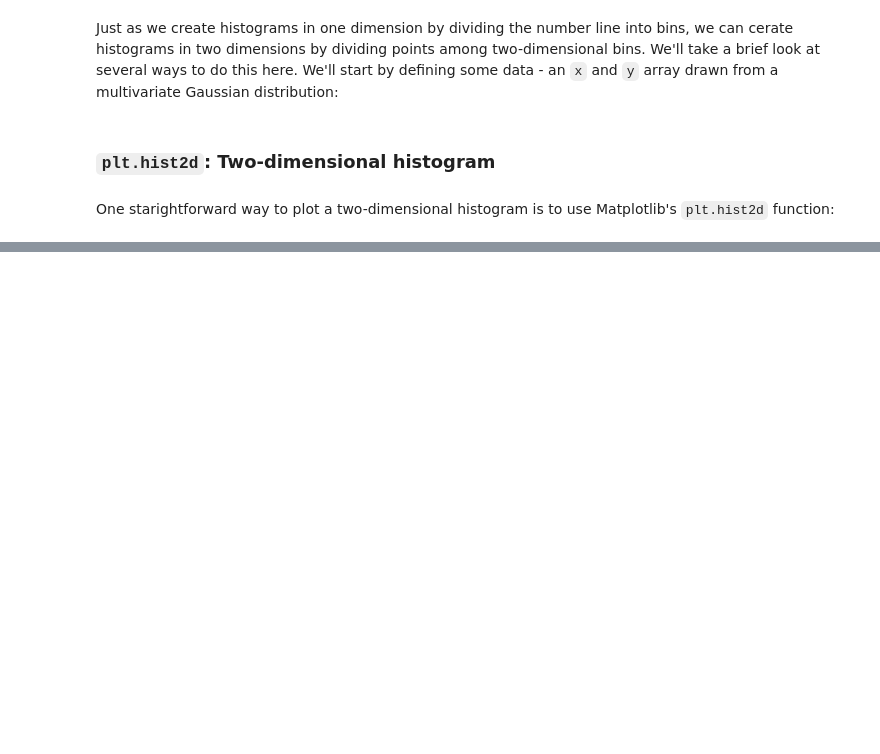
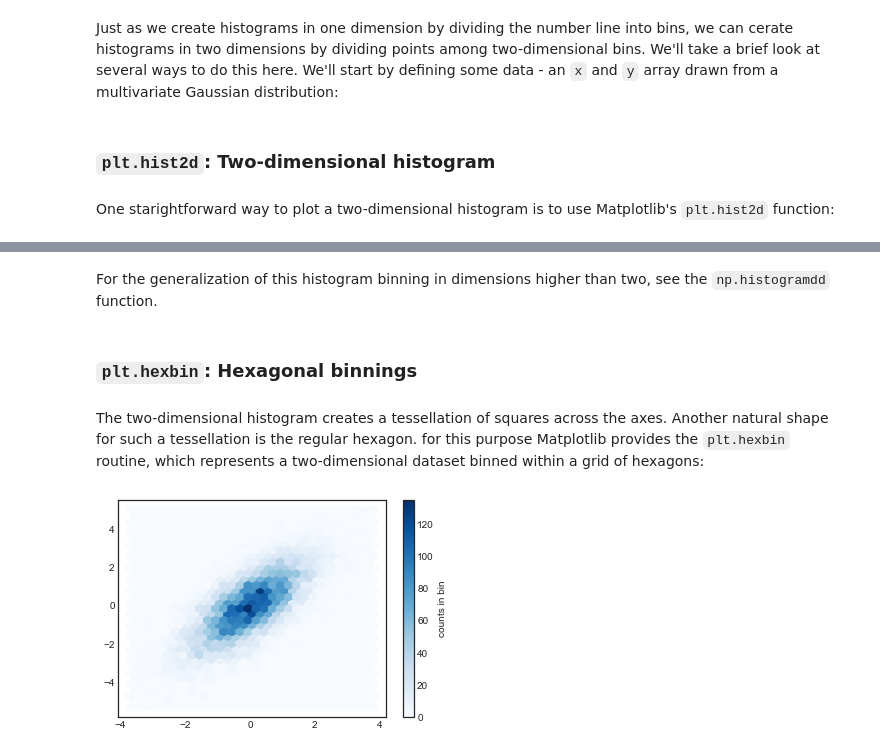
Before and after one commit to UlrikeBoehm/PythonDataScience, a Jupyter notebook: 04_Visualization_Matplotlib/7_Histograms_Binnings_Density.ipynb, the cells around one changed output, grey strips where cells are left out. Saved outputs shown, nothing was run; the diff lists cells and outputs as text; code cells hidden in the pictures; blank space fills up the shorter version.

```diff
--- a/04_Visualization_Matplotlib/7_Histograms_Binnings_Density.ipynb
+++ b/04_Visualization_Matplotlib/7_Histograms_Binnings_Density.ipynb
@@ -105,0 +110,11 @@ cb.set_label('counts i bin')
+# %% [markdown]
+For the generalization of this histogram binning in dimensions higher than two, see the `np.histogramdd` function.
+# %% [markdown]
+### `plt.hexbin`: Hexagonal binnings
+# %% [markdown]
+The two-dimensional histogram creates a tessellation of squares across the axes. Another natural shape for such a tessellation is the regular hexagon. for this purpose Matplotlib provides the `plt.hexbin` routine, which represents a two-dimensional dataset binned within a grid of hexagons:
+# %%
+plt.hexbin(x,y,gridsize=30,cmap='Blues')
+cb = plt.colorbar(label='counts in bin')
+# %% [output]
+[figure, added]
```
Also changed, not shown: parts of 13 cells of this notebook.
